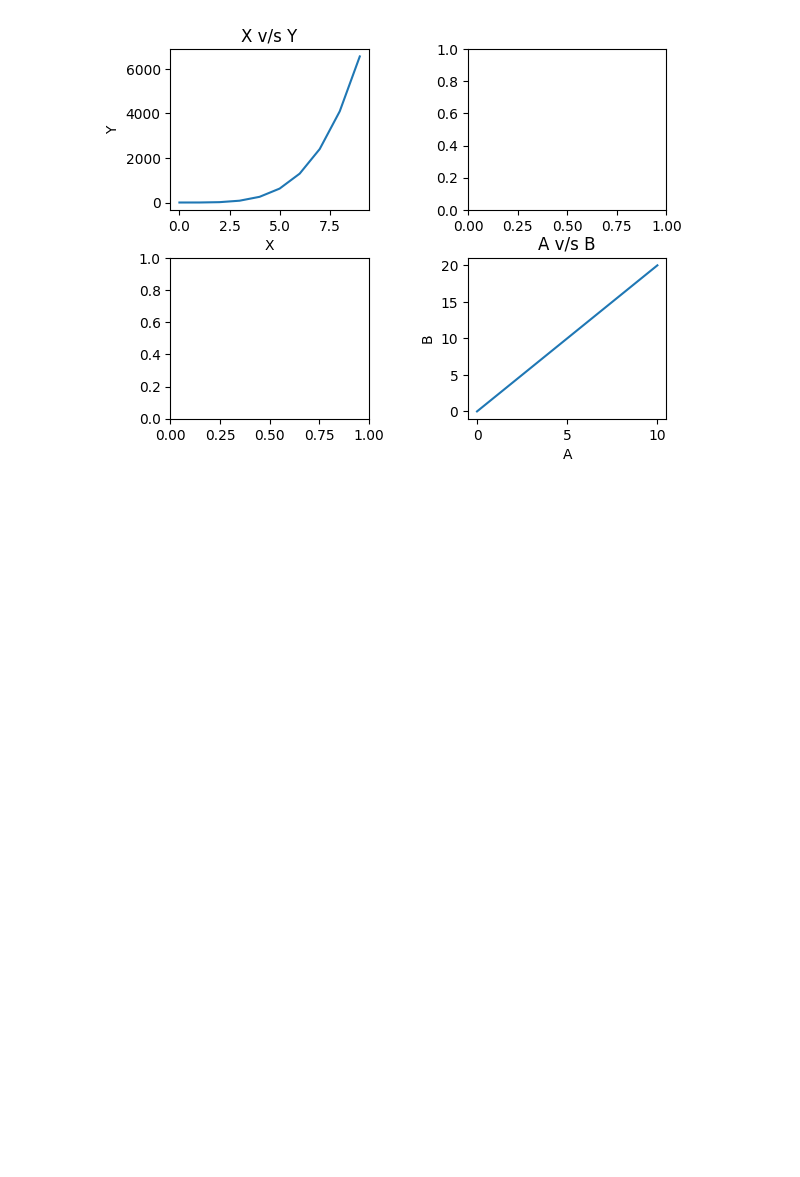
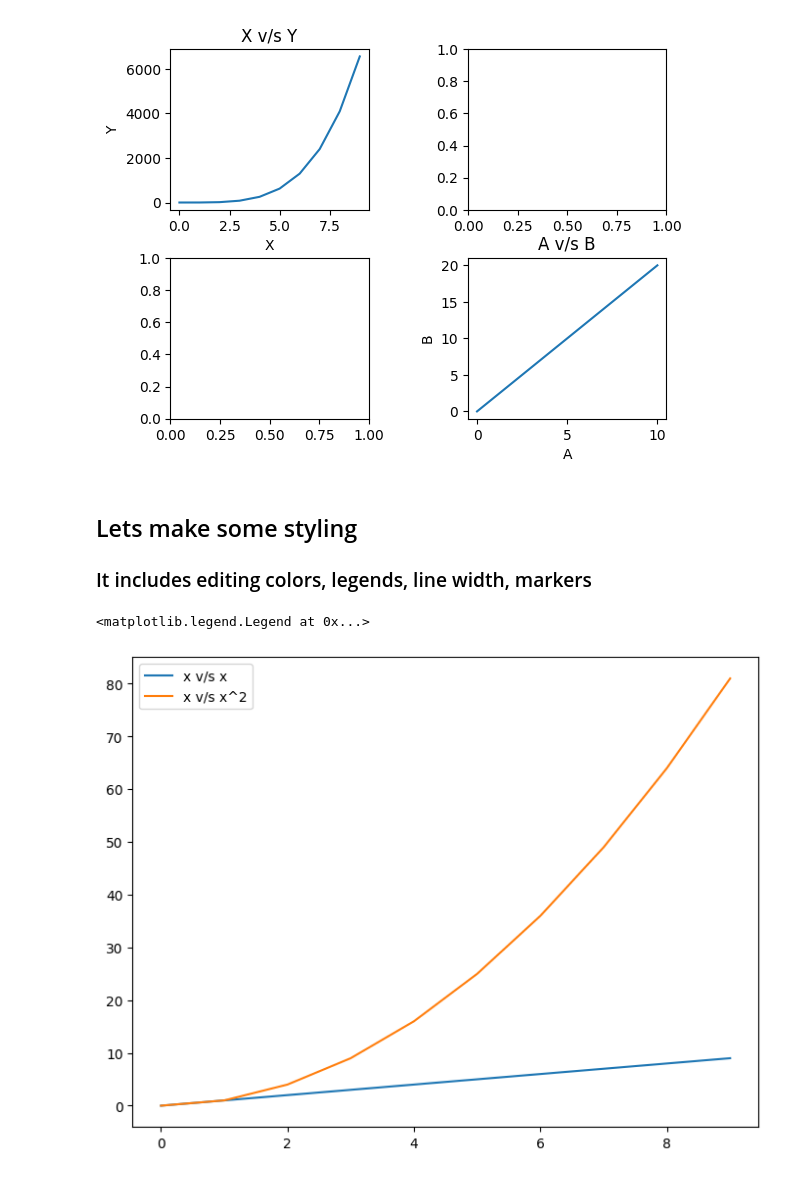
Before and after one commit to GOLISHYAMP/ML_AI, a Jupyter notebook: MachineLearningPrac/DataVisualization.ipynb, the cells around one changed output. Drawn from its saved outputs; the diff is of its cells as text; code cells hidden in the pictures; blank space fills up the shorter version.

Commit message:
completed matplotlib

```diff
--- a/MachineLearningPrac/DataVisualization.ipynb
+++ b/MachineLearningPrac/DataVisualization.ipynb
@@ -120,3 +120,28 @@ axes[1][1].set_title("A v/s B")
 fig.subplots_adjust(left=None, right=None,top=None, bottom=None, wspace=0.5, hspace=0.3)
 # %% [output]
 [figure]
+# %% [markdown]
+## Lets make some styling
+### It includes editing colors, legends, line width, markers
+# %%
+import matplotlib.pyplot as plt
+import numpy as np
+
+x = np.arange(0,10,1)
+y = x**2
+fig = plt.figure()
+ax = fig.add_axes([0,0,1,1])
+ax.plot(x,x,label = 'x v/s x')
+ax.plot(x, y, label = 'x v/s x^2')
+ax.legend(loc = 0)  # this will keep the legend at the best position
+
+# ax.legend(loc = 1)  put the legend in the upper right corner
+# ax.legend(loc = 2)  put the legend in the upper left corner
+# ax.legend(loc = 3)  put the legend in the lower left corner
+# ax.legend(loc = 4)  put the legend in the lower right corner
+
+# we can also place the legend out of the plt by this
+# ax.legend(loc = (1.1, 0.5))
+# %% [output]
+<matplotlib.legend.Legend at 0x...>
+[figure, added]
```
Also changed, not shown: parts of 5 cells of this notebook.
